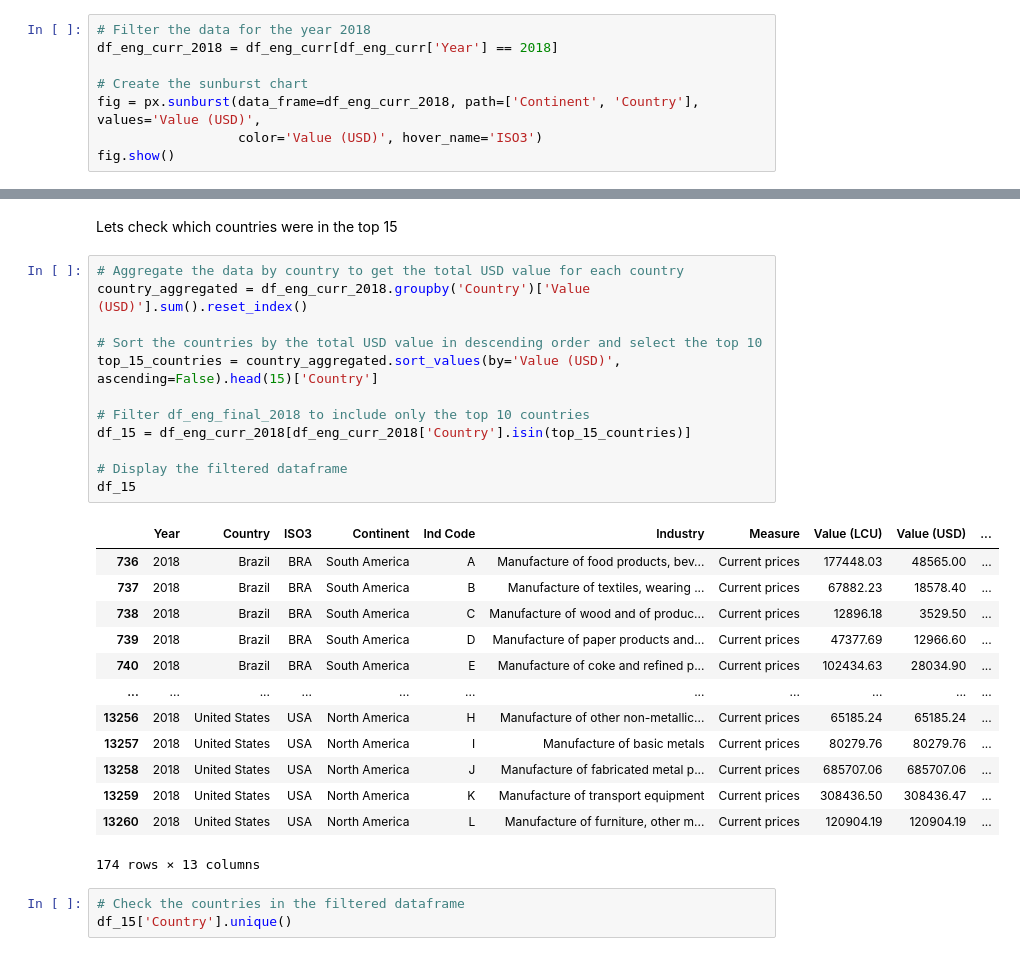
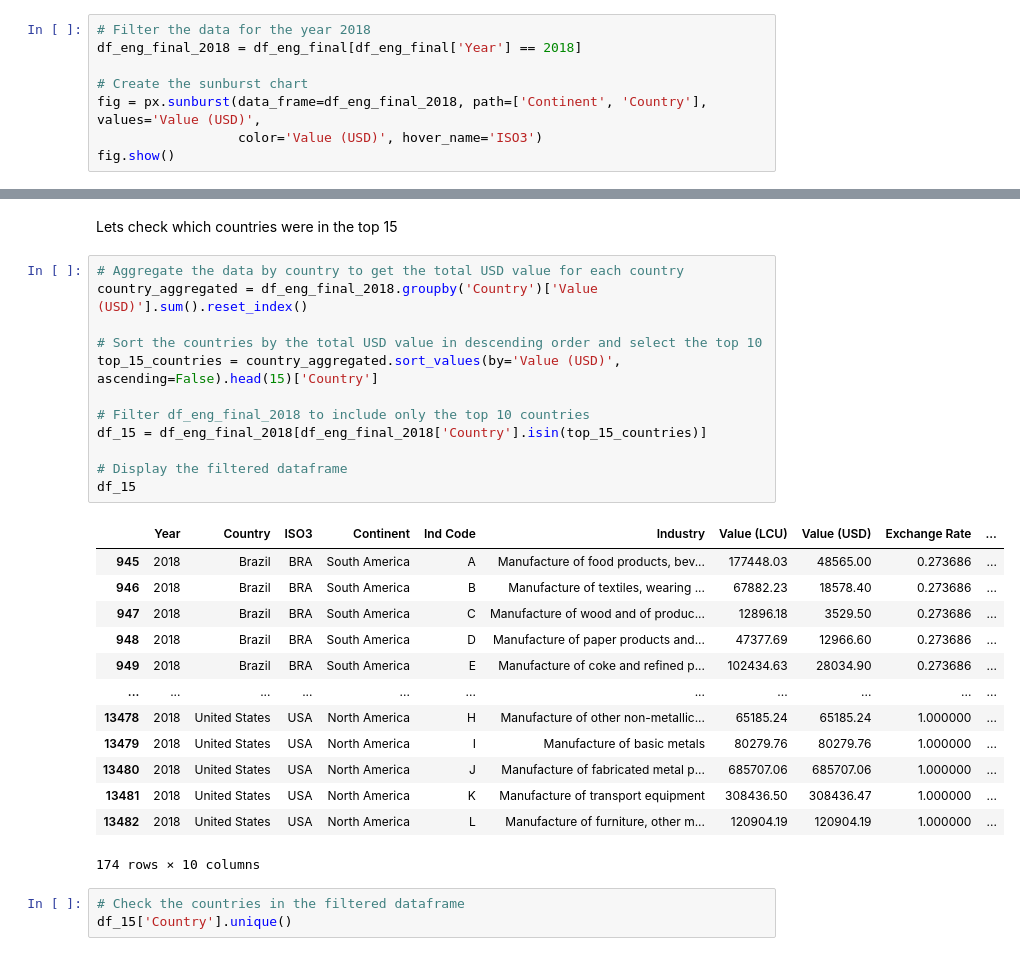
Before and after one commit to Tee-DataA/Capstone, a Jupyter notebook: jupyter_notebooks/EDA.ipynb, the cells around one changed output, grey strips where cells are left out. Cells and saved outputs as stored; diff of their text form.

```diff
--- a/jupyter_notebooks/EDA.ipynb
+++ b/jupyter_notebooks/EDA.ipynb
@@ -102,10 +90,10 @@ print(gdp_eng.head(2))
 Lets start by seeing the distribution of industries globally. We'll take the data from 2018 as this is the latest year which has most of the main countries available.
 # %%
 # Filter the data for the year 2018
-df_eng_curr_2018 = df_eng_curr[df_eng_curr['Year'] == 2018]
+df_eng_final_2018 = df_eng_final[df_eng_final['Year'] == 2018]
 
 # Create the sunburst chart
-fig = px.sunburst(data_frame=df_eng_curr_2018, path=['Continent', 'Country'], values='Value (USD)',
+fig = px.sunburst(data_frame=df_eng_final_2018, path=['Continent', 'Country'], values='Value (USD)',
                   color='Value (USD)', hover_name='ISO3')
 fig.show()
 # %%
@@ -168,30 +156,30 @@ The bar chart supports our findings in the sunburst chart that most of the value
 Lets check which countries were in the top 15
 # %%
 # Aggregate the data by country to get the total USD value for each country
-country_aggregated = df_eng_curr_2018.groupby('Country')['Value (USD)'].sum().reset_index()
+country_aggregated = df_eng_final_2018.groupby('Country')['Value (USD)'].sum().reset_index()
 
 # Sort the countries by the total USD value in descending order and select the top 10
 top_15_countries = country_aggregated.sort_values(by='Value (USD)', ascending=False).head(15)['Country']
 
 # Filter df_eng_final_2018 to include only the top 10 countries
-df_15 = df_eng_curr_2018[df_eng_curr_2018['Country'].isin(top_15_countries)]
+df_15 = df_eng_final_2018[df_eng_final_2018['Country'].isin(top_15_countries)]
 
 # Display the filtered dataframe
 df_15
 # %% [output]
-|  | Year | Country | ISO3 | Continent | Ind Code | Industry | Measure | Value (LCU) | Value (USD) | ... |
-| 736 | 2018 | Brazil | BRA | South America | A | Manufacture of food products, bev... | Current prices | 177448.03 | 48565.00 | ... |
-| 737 | 2018 | Brazil | BRA | South America | B | Manufacture of textiles, wearing ... | Current prices | 67882.23 | 18578.40 | ... |
-| 738 | 2018 | Brazil | BRA | South America | C | Manufacture of wood and of produc... | Current prices | 12896.18 | 3529.50 | ... |
-| 739 | 2018 | Brazil | BRA | South America | D | Manufacture of paper products and... | Current prices | 47377.69 | 12966.60 | ... |
-| 740 | 2018 | Brazil | BRA | South America | E | Manufacture of coke and refined p... | Current prices | 102434.63 | 28034.90 | ... |
+|  | Year | Country | ISO3 | Continent | Ind Code | Industry | Value (LCU) | Value (USD) | Exchange Rate | ... |
+| 945 | 2018 | Brazil | BRA | South America | A | Manufacture of food products, bev... | 177448.03 | 48565.00 | 0.273686 | ... |
+| 946 | 2018 | Brazil | BRA | South America | B | Manufacture of textiles, wearing ... | 67882.23 | 18578.40 | 0.273686 | ... |
+| 947 | 2018 | Brazil | BRA | South America | C | Manufacture of wood and of produc... | 12896.18 | 3529.50 | 0.273686 | ... |
+| 948 | 2018 | Brazil | BRA | South America | D | Manufacture of paper products and... | 47377.69 | 12966.60 | 0.273686 | ... |
+| 949 | 2018 | Brazil | BRA | South America | E | Manufacture of coke and refined p... | 102434.63 | 28034.90 | 0.273686 | ... |
 | ... | ... | ... | ... | ... | ... | ... | ... | ... | ... | ... |
-| 13256 | 2018 | United States | USA | North America | H | Manufacture of other non-metallic... | Current prices | 65185.24 | 65185.24 | ... |
-| 13257 | 2018 | United States | USA | North America | I | Manufacture of basic metals | Current prices | 80279.76 | 80279.76 | ... |
-| 13258 | 2018 | United States | USA | North America | J | Manufacture of fabricated metal p... | Current prices | 685707.06 | 685707.06 | ... |
-| 13259 | 2018 | United States | USA | North America | K | Manufacture of transport equipment | Current prices | 308436.50 | 308436.47 | ... |
-| 13260 | 2018 | United States | USA | North America | L | Manufacture of furniture, other m... | Current prices | 120904.19 | 120904.19 | ... |
+| 13478 | 2018 | United States | USA | North America | H | Manufacture of other non-metallic... | 65185.24 | 65185.24 | 1.000000 | ... |
+| 13479 | 2018 | United States | USA | North America | I | Manufacture of basic metals | 80279.76 | 80279.76 | 1.000000 | ... |
+| 13480 | 2018 | United States | USA | North America | J | Manufacture of fabricated metal p... | 685707.06 | 685707.06 | 1.000000 | ... |
+| 13481 | 2018 | United States | USA | North America | K | Manufacture of transport equipment | 308436.50 | 308436.47 | 1.000000 | ... |
+| 13482 | 2018 | United States | USA | North America | L | Manufacture of furniture, other m... | 120904.19 | 120904.19 | 1.000000 | ... |
-174 rows × 13 columns
+174 rows × 10 columns
 # %%
 # Check the countries in the filtered dataframe
 df_15['Country'].unique()
```
Also changed, not shown: parts of 7 cells of this notebook, 3 other files.
